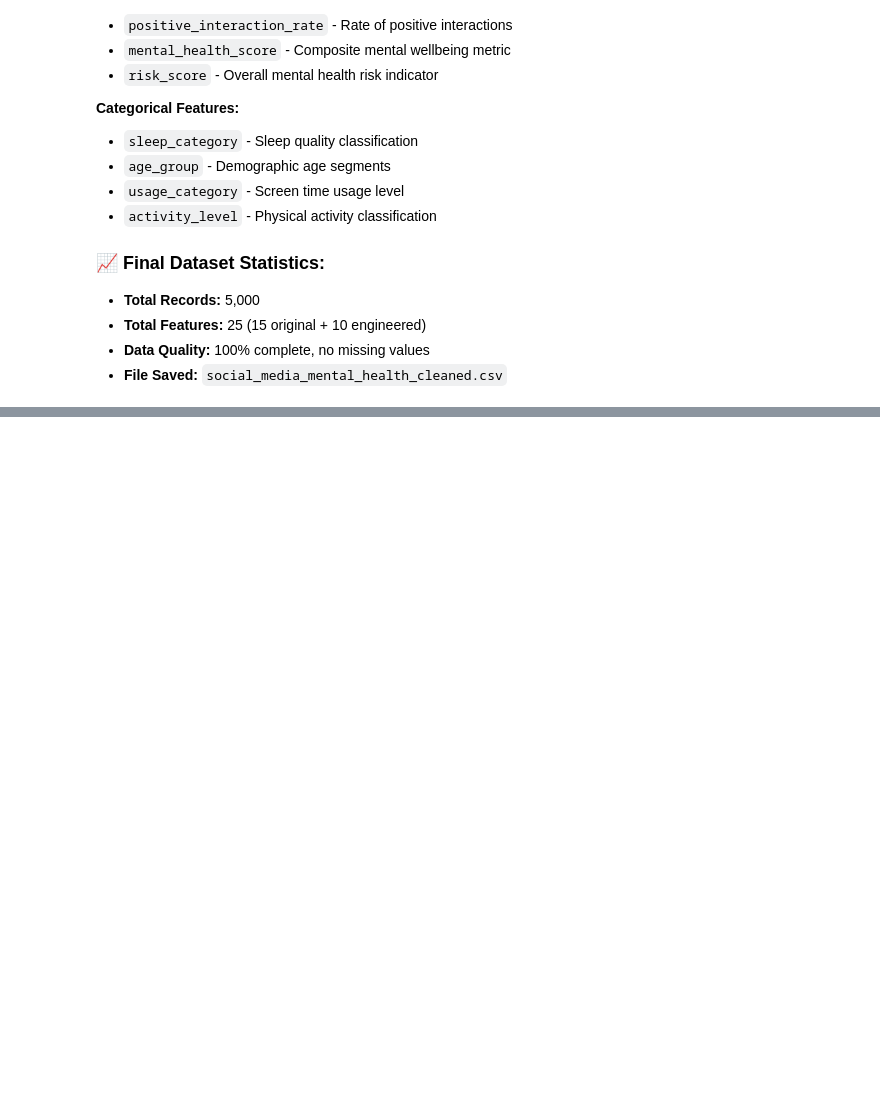
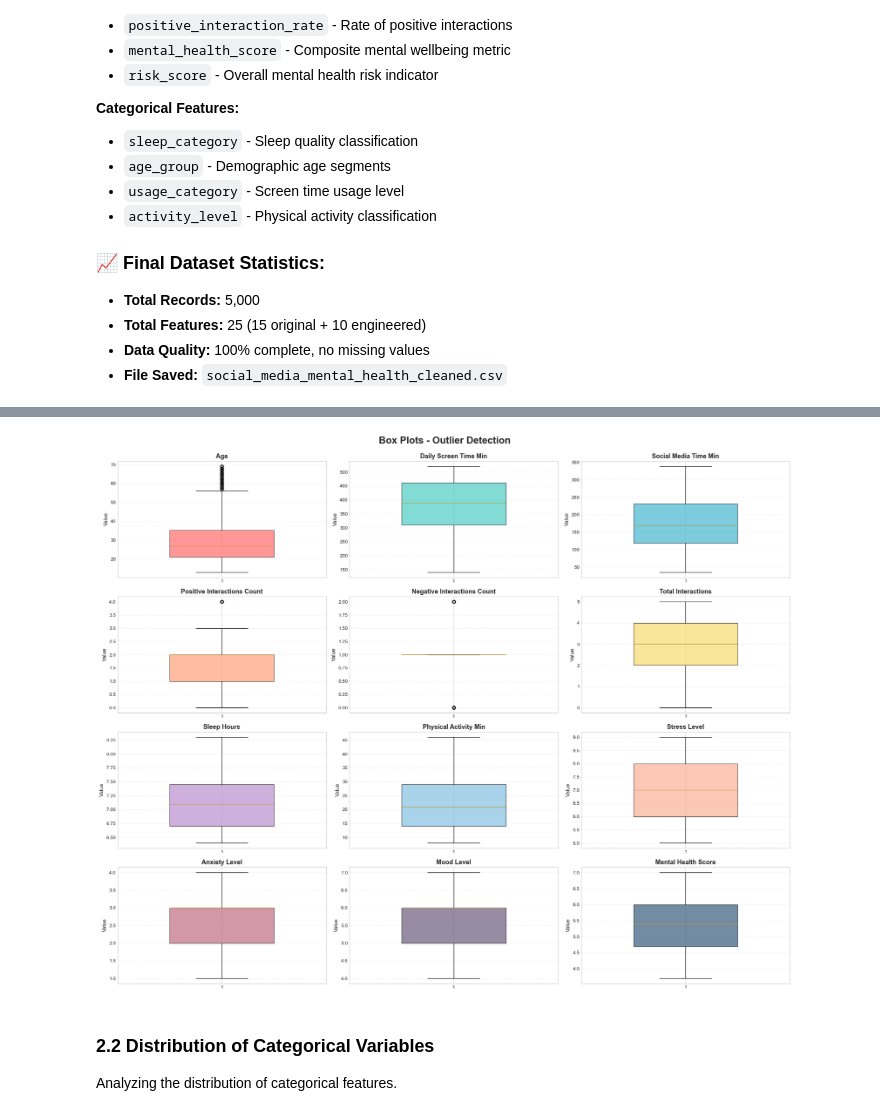
Before and after one commit to BahaaMohammedElkady/Social-Media-Mental-Health-Indicators-Dataset, a Jupyter notebook: Social Media Mental Health Indicators.ipynb, the cells around one changed output, grey strips where cells are left out. Drawn from its saved outputs; the diff is of its cells as text; code cells hidden in the pictures; blank space fills up the shorter version.

```diff
--- a/Social Media Mental Health Indicators.ipynb
+++ b/Social Media Mental Health Indicators.ipynb
@@ -949,0 +1143,29 @@ DATASET SAVED SUCCESSFULLY
+# %%
+# Box plots to identify outliers
+fig, axes = plt.subplots(4, 3, figsize=(20, 16))
+fig.suptitle('Box Plots - Outlier Detection', fontsize=20, fontweight='bold', y=0.995)
+
+for idx, feature in enumerate(numerical_features):
+    row = idx // 3
+    col = idx % 3
+
+    box = axes[row, col].boxplot(New_Social[feature], patch_artist=True, widths=0.5)
+
+    # Customize box plot colors
+    for patch in box['boxes']:
+        patch.set_facecolor(colors[idx])
+        patch.set_alpha(0.7)
+
+    axes[row, col].set_title(f'{feature.replace("_", " ").title()}',
+                             fontsize=13, fontweight='bold')
+    axes[row, col].set_ylabel('Value', fontsize=11)
+    axes[row, col].grid(axis='y', alpha=0.3, linestyle='--')
+
+plt.tight_layout()
+plt.show()
+# %% [output]
+[figure, added]
+# %% [markdown]
+### 2.2 Distribution of Categorical Variables
+
+Analyzing the distribution of categorical features.
```
Also changed, not shown: parts of 18 cells of this notebook.
